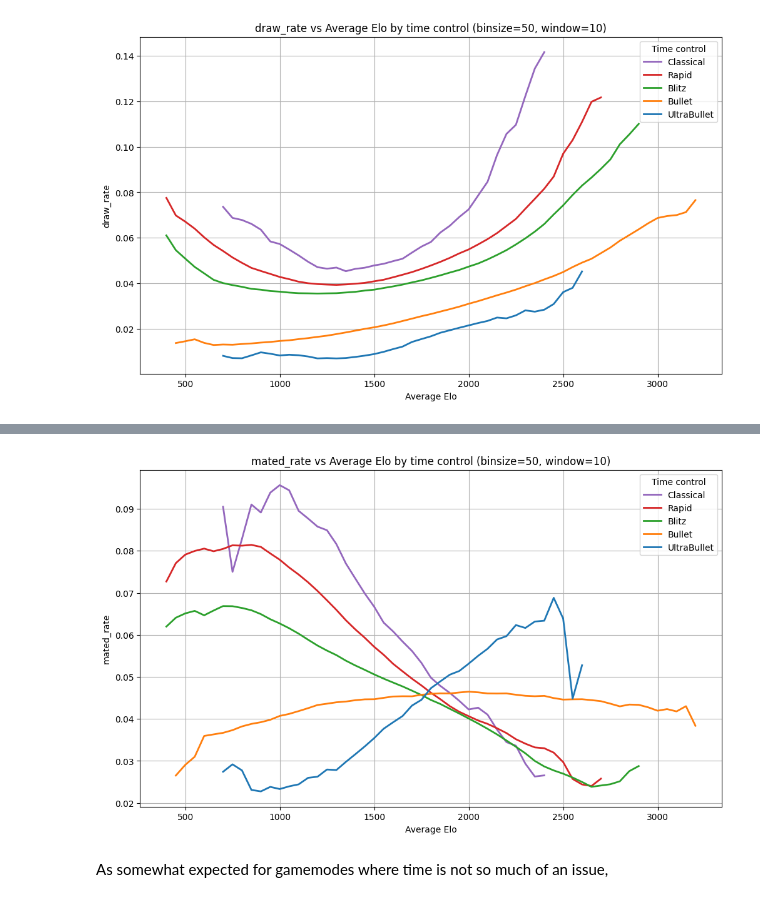
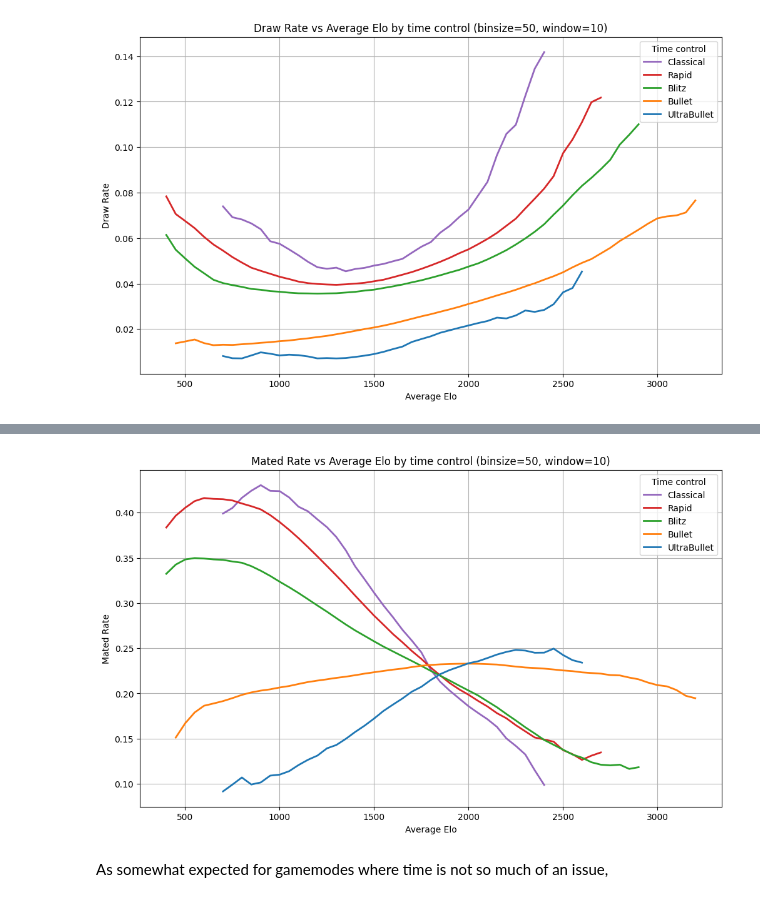
Before and after one commit to sebas-smith/lichess-analysis, a Jupyter notebook: analysis/draws.ipynb, the cells around one changed output, grey strips where cells are left out. Cells and saved outputs as stored; diff of their text form; code cells hidden in the pictures.

```diff
--- a/analysis/draws.ipynb
+++ b/analysis/draws.ipynb
@@ -70,19 +72,19 @@ Interesting behaviour.... draws increase at higher level as expected due to more
 time_controls = ("Classical", "Rapid","Blitz","Bullet","UltraBullet","Correspondence","Other")
 tc_list_sql = ",".join([f"'{t}'" for t in time_controls])
 # %%
-def plot_separate_tc(y):
+def plot_separate_tc(y, yname = 'rate'):
 
-    df[y] = df[f'{y[:4]}s'] / df['total_games']
+    df[yname] = df[y] / df['total_games']
 
     def weighted_smooth_group(g, window=rolling_bins):
         g = g.sort_values('elo_bin').reset_index(drop=True)
         # columns needed
-        rate = g[y]
+        rate = g[yname]
         n = g['total_games']
         # weighted rolling: numerator = sum(rate * n), denom = sum(n)
         num = (rate * n).rolling(window=window, center=True, min_periods=1).sum()
         denom = n.rolling(window=window, center=True, min_periods=1).sum()
-        g[f'{y}_smooth'] = num / denom
+        g[f'Smoothed {yname}'] = num / denom
         return g
 
     df_smoothed = df.groupby('time_control', group_keys=False).apply(lambda g: weighted_smooth_group(g, window=rolling_bins))
@@ -91,7 +93,7 @@ def plot_separate_tc(y):
 
     min_games_per_bin = 10
 
-    colors = {
+    colours = {
         "Classical":"#9467bd",
         "Rapid":"#d62728",
         "Blitz":"#2ca02c",
@@ -118,10 +120,10 @@ def plot_separate_tc(y):
             # plot the (masked) smoothed line
             h, = plt.plot(
                 g_plot['elo_bin'],
-                g_plot[f'{y}_smooth'],
+                g_plot[f'Smoothed {yname}'],
                 label=tc,
                 linewidth=2,
-                color=colors.get(tc, 'k'),
+                color=colours.get(tc, 'k'),
                 zorder=2
             )
 
@@ -135,8 +137,8 @@ def plot_separate_tc(y):
     plt.legend(legend_handles, legend_labels, title='Time control', loc='best')
 
     plt.xlabel('Average Elo')
-    plt.ylabel(f'{y}')
-    plt.title(f'{y} vs Average Elo by time control (binsize={binsize}, window={rolling_bins})')
+    plt.ylabel(f'{yname}')
+    plt.title(f'{yname} vs Average Elo by time control (binsize={binsize}, window={rolling_bins})')
     plt.grid(True)
     plt.show()
 # %%
@@ -186,9 +455,9 @@ ORDER BY time_control, elo_bin;
 
 df = con.execute(query).fetchdf()
 # %%
-plot_separate_tc('mated_rate')
+plot_separate_tc('mates', 'Mated Rate')
 # %% [output]
-[figure, old version]
+[figure, new version]
 # %% [markdown]
 As somewhat expected for gamemodes where time is not so much of an issue,
 # %%
```
Also changed, not shown: parts of 19 cells of this notebook.
